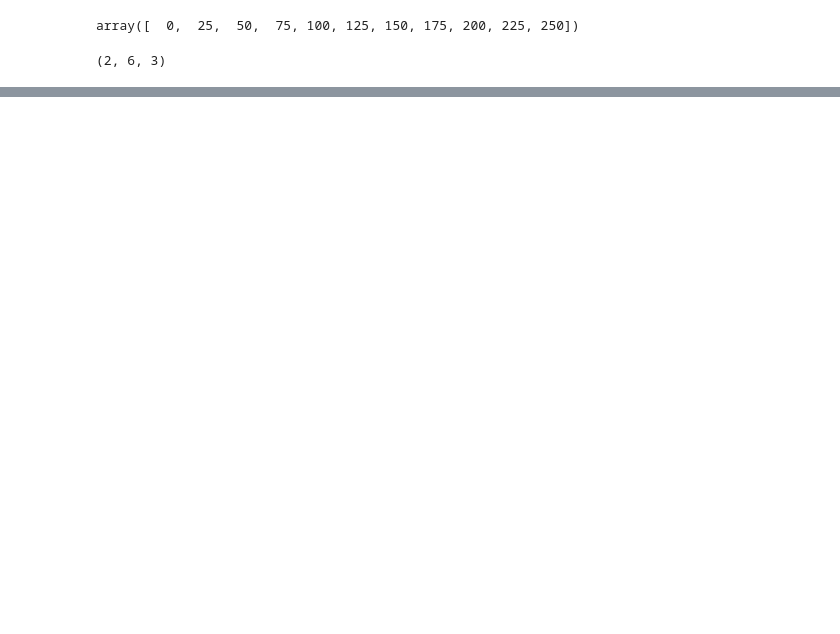
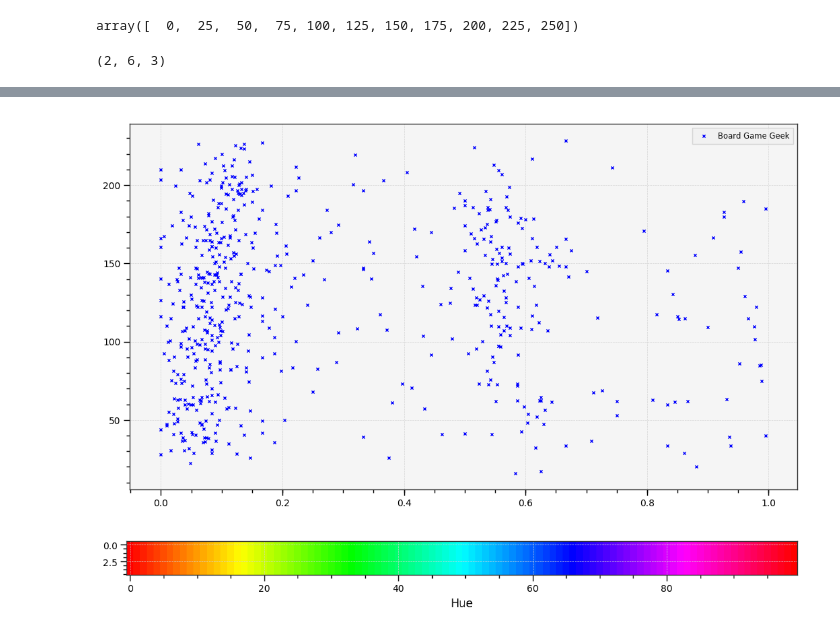
Before and after one commit to markbasham/BoardGameColour, a Jupyter notebook: BoardgameGeekColourMapper.ipynb, the cells around one changed output, grey strips where cells are left out. Cells and saved outputs as stored; diff of their text form; code cells hidden in the pictures; blank space fills up the shorter version.

```diff
--- a/BoardgameGeekColourMapper.ipynb
+++ b/BoardgameGeekColourMapper.ipynb
@@ -168,0 +203,8 @@ plt.show()
+# %%
+fig = plt.figure()
+ax1 = fig.add_subplot(111)
+ax1.scatter(BGG_palette[:,:,0], BGG_Bright[:,:], c='b', marker="x", label='Board Game Geek')
+plt.legend(loc='upper right');
+plt.show()
+# %% [output]
+[figure, added]
@@ -168,0 +216,7 @@ plt.show()
+# %%
+fig_synth = plt.figure("synth")
+plt.imshow(all_hues, interpolation='nearest')
+plt.xlabel("Hue")
+plt.show()
+# %% [output]
+[figure, added]
```
Also changed, not shown: parts of 14 cells of this notebook.
